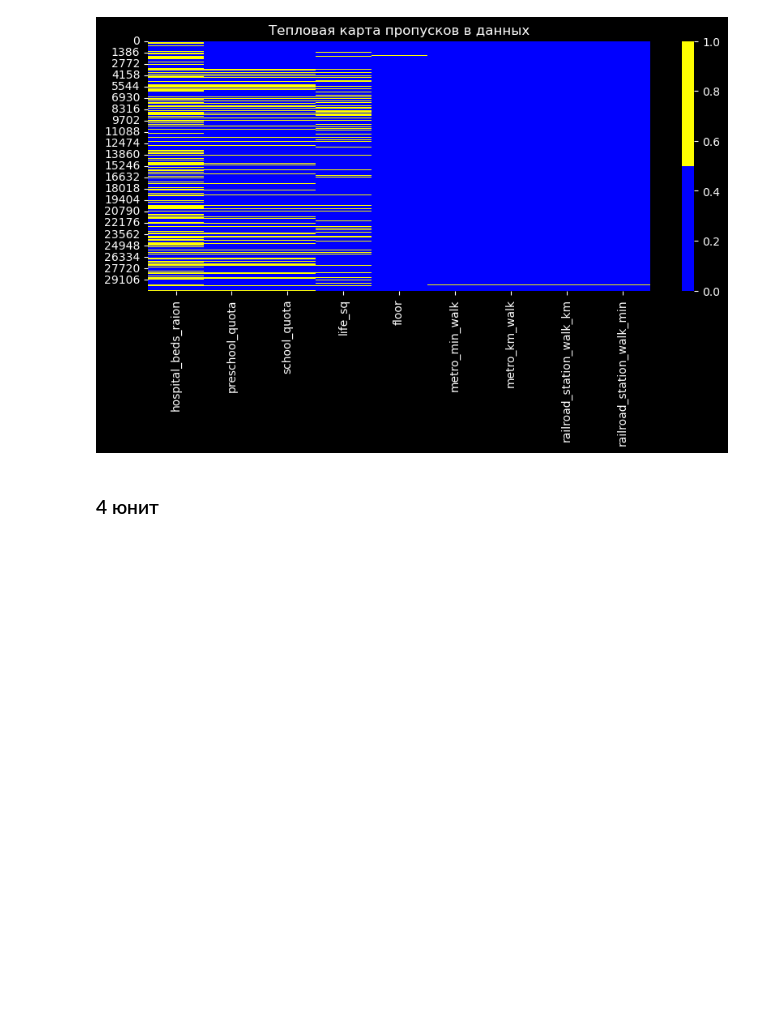
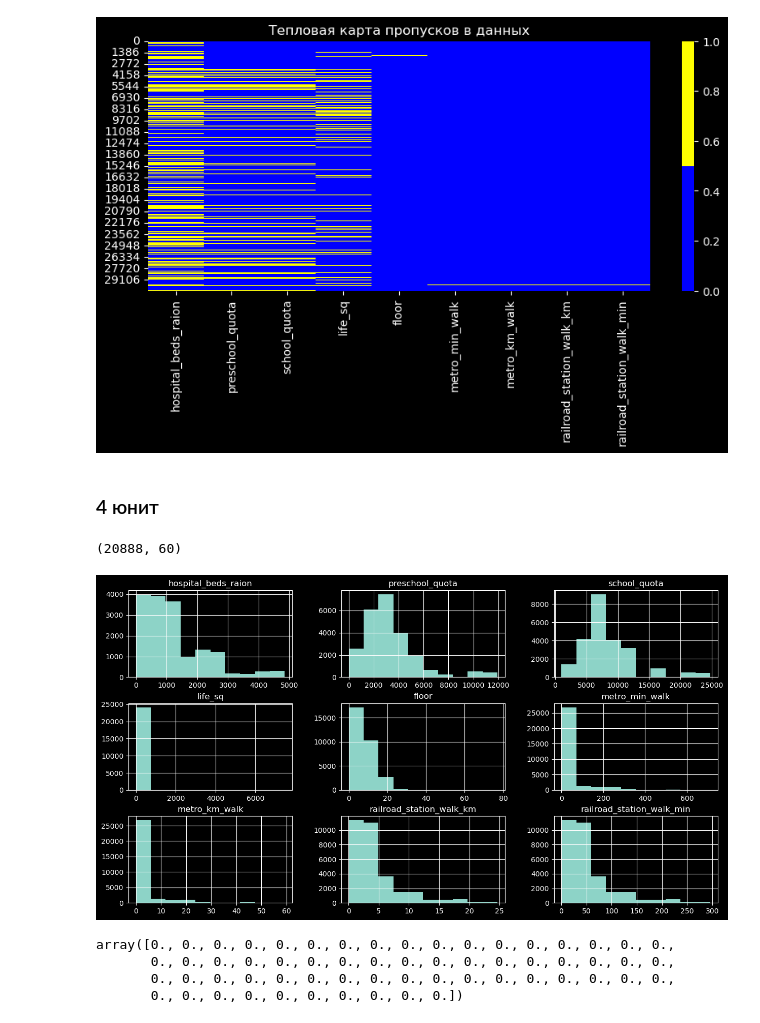
Before and after one commit to thetitorenko/sf_dspr_code, a Jupyter notebook: 01-block/07-python_14/07-python_14.ipynb, the cells around one changed output. Drawn from its saved outputs; the diff is of its cells as text; code cells hidden in the pictures; blank space fills up the shorter version.

```diff
--- a/01-block/07-python_14/07-python_14.ipynb
+++ b/01-block/07-python_14/07-python_14.ipynb
@@ -110,4 +110,44 @@ ax.set_title('Тепловая карта пропусков в данных');
 # %% [markdown]
 ### 4 юнит
 # %%
-drop_data = sber_data.copy()
+drop_data = sber_data.copy()        # создаем копию набора данных
+thresh = drop_data.shape[0] * 0.7   # задаем порог: удаляем столбцы с числом пропусков > 30%
+
+# удаляем столбцы с числом непустых значений меньше порога
+drop_data = drop_data.dropna(axis=1, thresh=thresh)
+
+# удаляем строки с любыми пропусками
+drop_data = drop_data.dropna(axis=0, how='any')
+
+print(drop_data.shape)
+# %% [output]
+(20888, 60)
+# %%
+# Посмотрим на распределение числовых признаков с пропусками
+cols = cols_with_null.index
+sber_data[cols].hist(figsize=(15, 8));
+# %% [output]
+[figure, added]
+# %%
+fill_data = sber_data.copy()    # создаем копию набора данных
+
+# Задаем значения для заполнения пропусков
+values = {
+    'life_sq': fill_data['full_sq'],
+    'metro_min_walk': fill_data['metro_min_walk'].median(),
+    'metro_km_walk': fill_data['metro_km_walk'].median(),
+    'railroad_station_walk_km': fill_data['railroad_station_walk_km'].median(),
+    'railroad_station_walk_min': fill_data['railroad_station_walk_min'].median(),
+    'hospital_beds_raion': fill_data['hospital_beds_raion'].mode()[0],
+    'preschool_quota': fill_data['preschool_quota'].mode()[0],
+    'school_quota': fill_data['school_quota'].mode()[0],
+    'floor': fill_data['floor'].mode()[0]}
+
+# Заполняем пропуски и проверяем результат
+fill_data = fill_data.fillna(value=values)
+fill_data.isnull().mean().values
+# %% [output]
+array([0., 0., 0., 0., 0., 0., 0., 0., 0., 0., 0., 0., 0., 0., 0., 0., 0.,
+       0., 0., 0., 0., 0., 0., 0., 0., 0., 0., 0., 0., 0., 0., 0., 0., 0.,
+       0., 0., 0., 0., 0., 0., 0., 0., 0., 0., 0., 0., 0., 0., 0., 0., 0.,
+       0., 0., 0., 0., 0., 0., 0., 0., 0., 0.])
```
Also changed, not shown: parts of 4 cells of this notebook, 1 other file.
